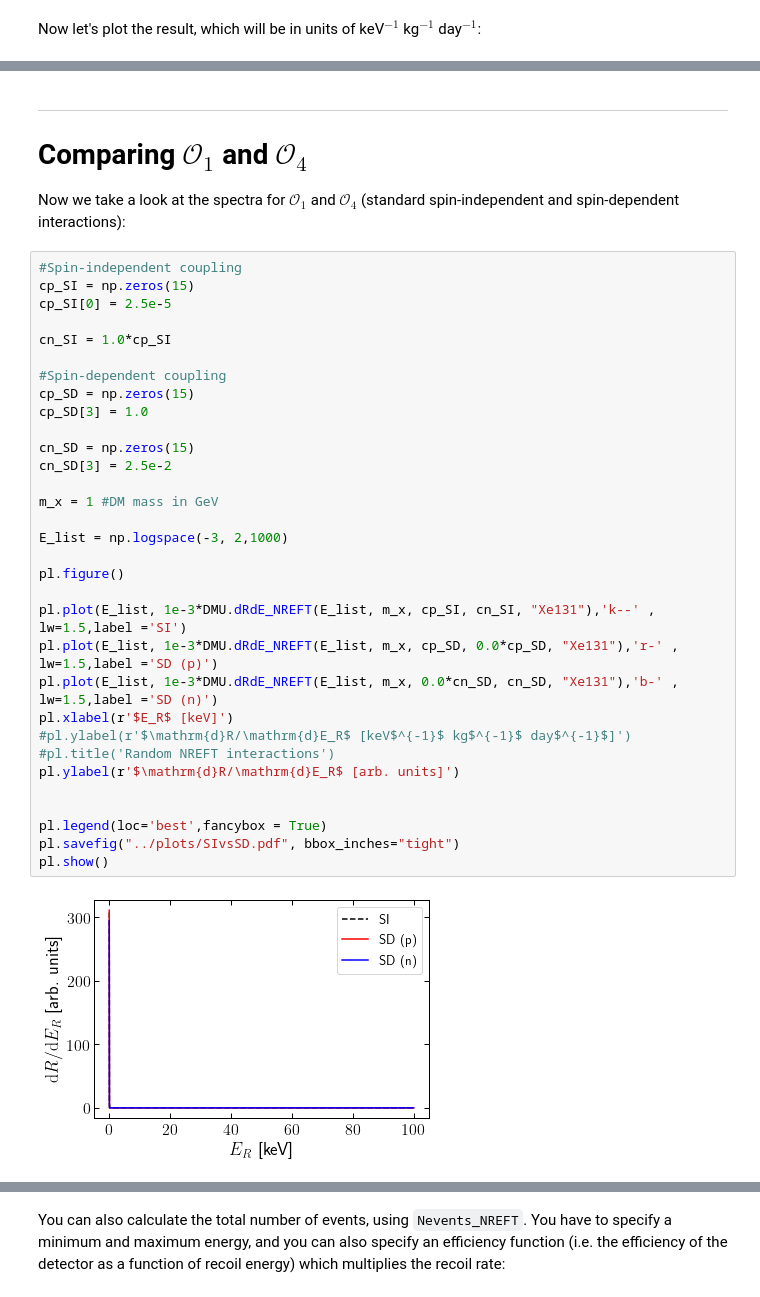
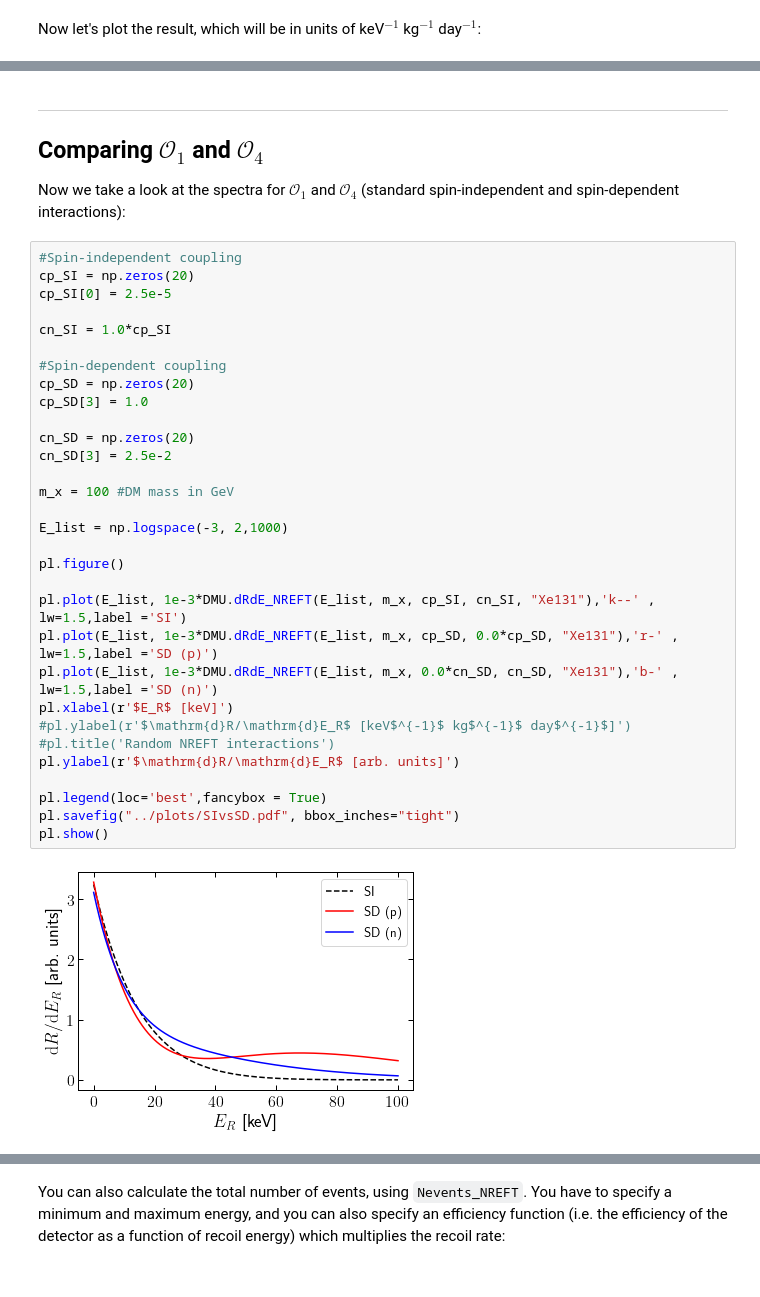
Before and after one commit to bradkav/WIMpy_NREFT, a Jupyter notebook: Examples/NREFT_example.ipynb, the cells around one changed output, grey strips where cells are left out. Saved outputs shown, nothing was run; the diff lists cells and outputs as text.

```diff
--- a/Examples/NREFT_example.ipynb
+++ b/Examples/NREFT_example.ipynb
@@ -133,39 +135,38 @@ pl.show()
 # %% [markdown]
 ------------------
-# Comparing $\mathcal{O}_1$ and $\mathcal{O}_4$
+## Comparing $\mathcal{O}_1$ and $\mathcal{O}_4$
 
 Now we take a look at the spectra for $\mathcal{O}_1$ and $\mathcal{O}_4$ (standard spin-independent and spin-dependent interactions):
 # %%
 #Spin-independent coupling
-cp_SI = np.zeros(15)
+cp_SI = np.zeros(20)
 cp_SI[0] = 2.5e-5
 
 cn_SI = 1.0*cp_SI
 
 #Spin-dependent coupling
-cp_SD = np.zeros(15)
+cp_SD = np.zeros(20)
 cp_SD[3] = 1.0
 
-cn_SD = np.zeros(15)
+cn_SD = np.zeros(20)
 cn_SD[3] = 2.5e-2
 
-m_x = 1 #DM mass in GeV
+m_x = 100 #DM mass in GeV
 
 E_list = np.logspace(-3, 2,1000)
 
 pl.figure()
 
 pl.plot(E_list, 1e-3*DMU.dRdE_NREFT(E_list, m_x, cp_SI, cn_SI, "Xe131"),'k--' , lw=1.5,label ='SI')
 pl.plot(E_list, 1e-3*DMU.dRdE_NREFT(E_list, m_x, cp_SD, 0.0*cp_SD, "Xe131"),'r-' , lw=1.5,label ='SD (p)')
 pl.plot(E_list, 1e-3*DMU.dRdE_NREFT(E_list, m_x, 0.0*cn_SD, cn_SD, "Xe131"),'b-' , lw=1.5,label ='SD (n)')
 pl.xlabel(r'$E_R$ [keV]')
 #pl.ylabel(r'$\mathrm{d}R/\mathrm{d}E_R$ [keV$^{-1}$ kg$^{-1}$ day$^{-1}$]')
 #pl.title('Random NREFT interactions')
 pl.ylabel(r'$\mathrm{d}R/\mathrm{d}E_R$ [arb. units]')
 
-
 pl.legend(loc='best',fancybox = True)
 pl.savefig("../plots/SIvsSD.pdf", bbox_inches="tight")
 pl.show()
 # %% [output]
-[figure, old version]
+[figure, new version]
```
Also changed, not shown: parts of 23 cells of this notebook, 12 other files.
